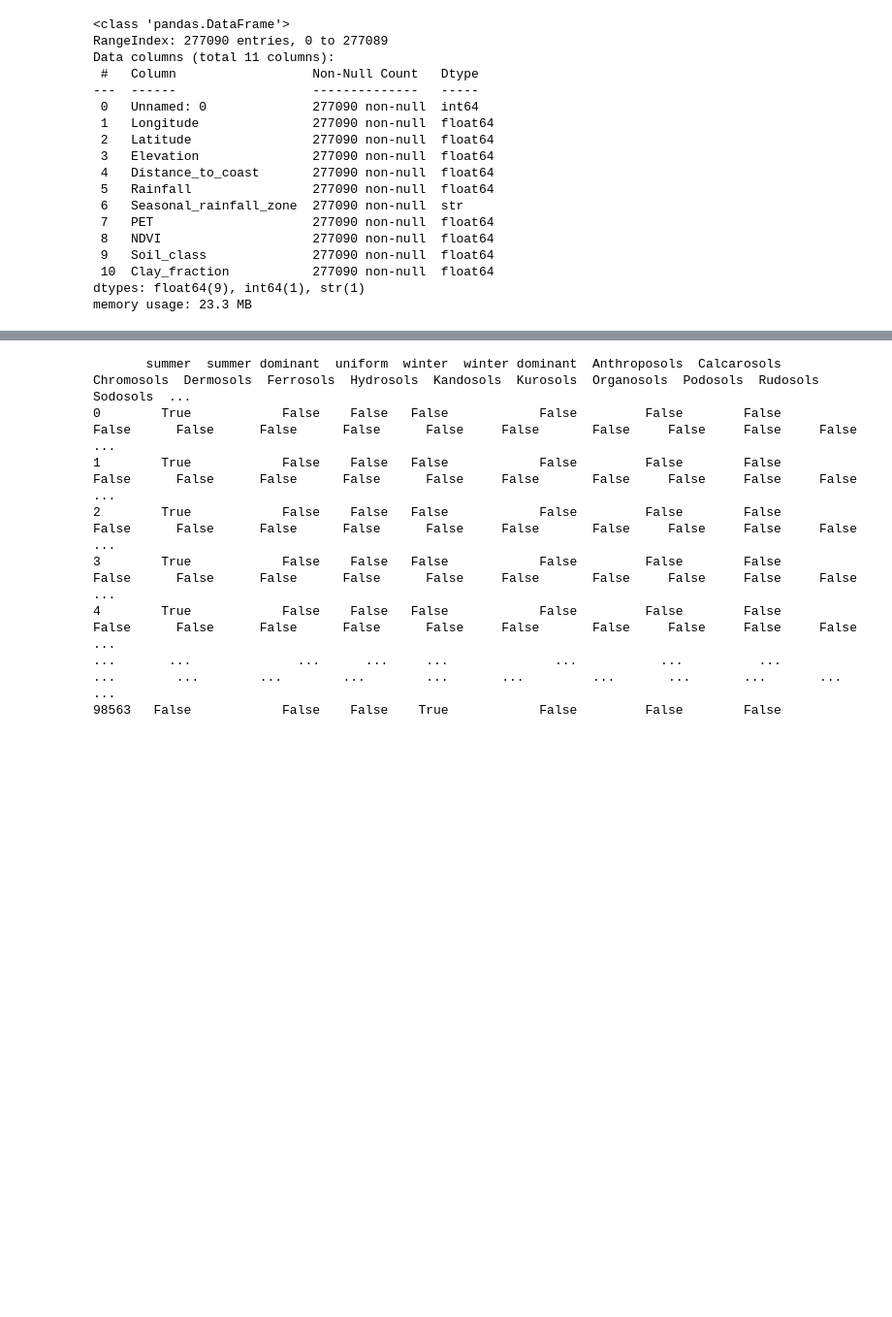
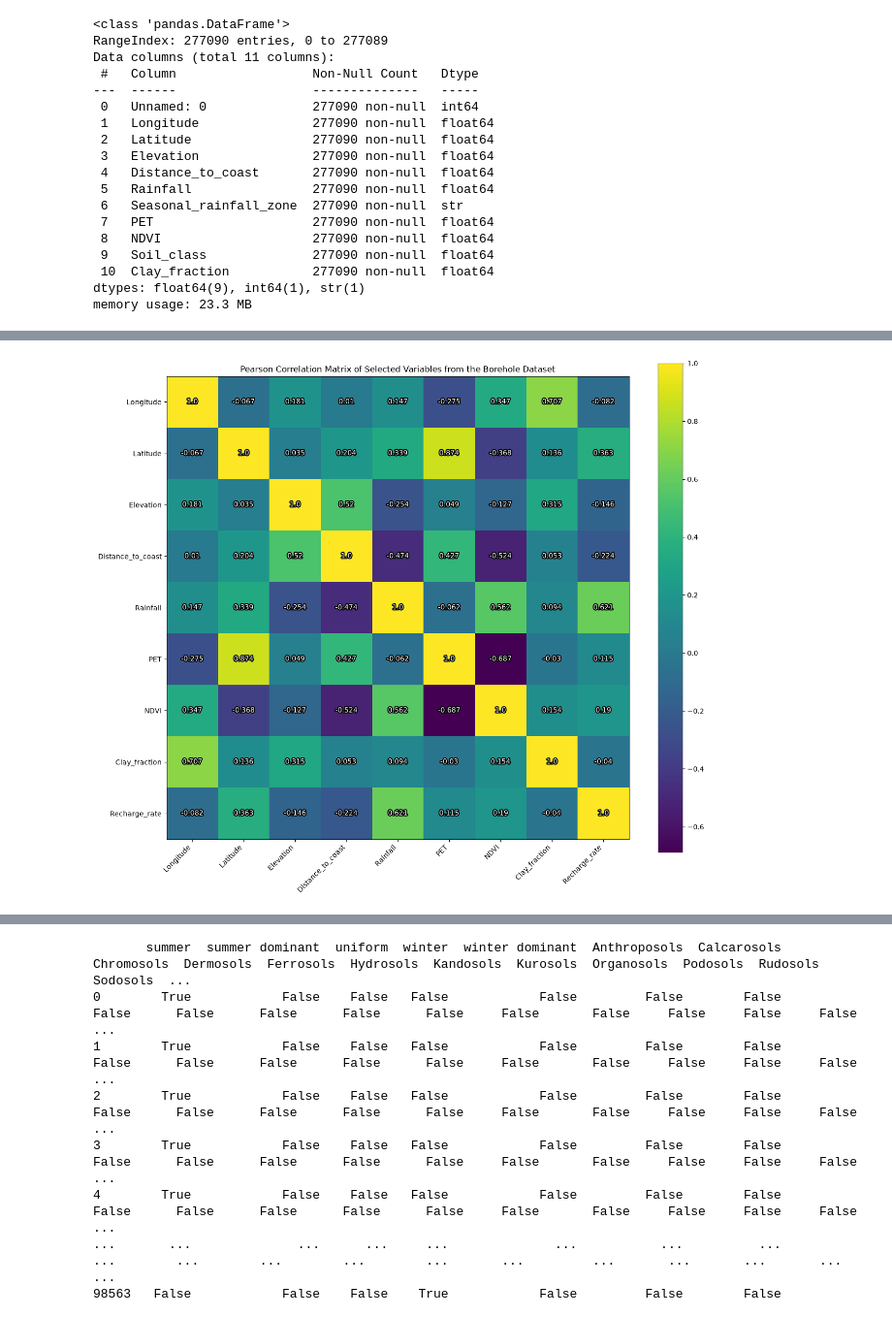
Before and after one commit to Matei-Stoica-Uni/Capstone-Case-Study---Australia, a Jupyter notebook: AUS_gw_recharge_capstonecasestudy.ipynb, the cells around one changed output, grey strips where cells are left out. Shown at 97% size. Drawn from its saved outputs; the diff is of its cells as text; code cells hidden in the pictures; blank space fills up the shorter version.

Commit message:
Modified and rectified plotting of numerical variables according to TODO list, and other various changes

```diff
--- a/AUS_gw_recharge_capstonecasestudy.ipynb
+++ b/AUS_gw_recharge_capstonecasestudy.ipynb
@@ -76,0 +91,31 @@ Borehole data:
+# %%
+import matplotlib
+import matplotlib as mpl
+import matplotlib.patheffects as path_effects
+
+labels = ['Longitude', 'Latitude', 'Elevation', 'Distance_to_coast', 'Rainfall',
+       'PET', 'NDVI', 'Clay_fraction', 'Recharge_rate']
+corrcoefs = np.around(np.array(boredata_nostr.corr(method='pearson')),decimals=3)
+
+
+fig, ax = plt.subplots(figsize=(15,15))
+cax = ax.imshow(corrcoefs)
+
+# Show all ticks and label them with the respective list entries
+ax.set_xticks(range(len(labels)), labels=labels,
+              rotation=45, rotation_mode="xtick")
+ax.set_yticks(range(len(labels)), labels=labels)
+
+# Loop over data dimensions and create text annotations.
+for i in range(len(labels)):
+    for j in range(len(labels)):
+        text = ax.text(j, i, corrcoefs[i, j],
+                       ha="center", va="center", color="w")
+        text.set_path_effects([path_effects.Stroke(linewidth=3, foreground='black'),
+                       path_effects.Normal()])
+
+ax.set_title("Pearson Correlation Matrix of Selected Variables from the Borehole Dataset")
+plt.colorbar(cax, shrink=0.85)
+plt.show()
+# %% [output]
+[figure, added]
```
Also changed, not shown: parts of 19 cells of this notebook, 1 other file.
